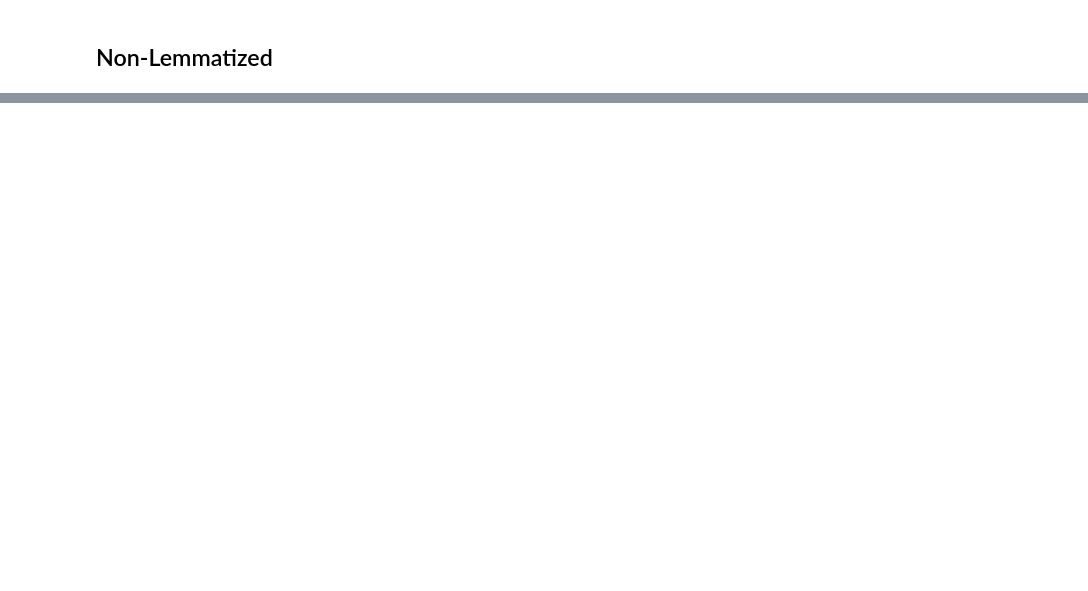
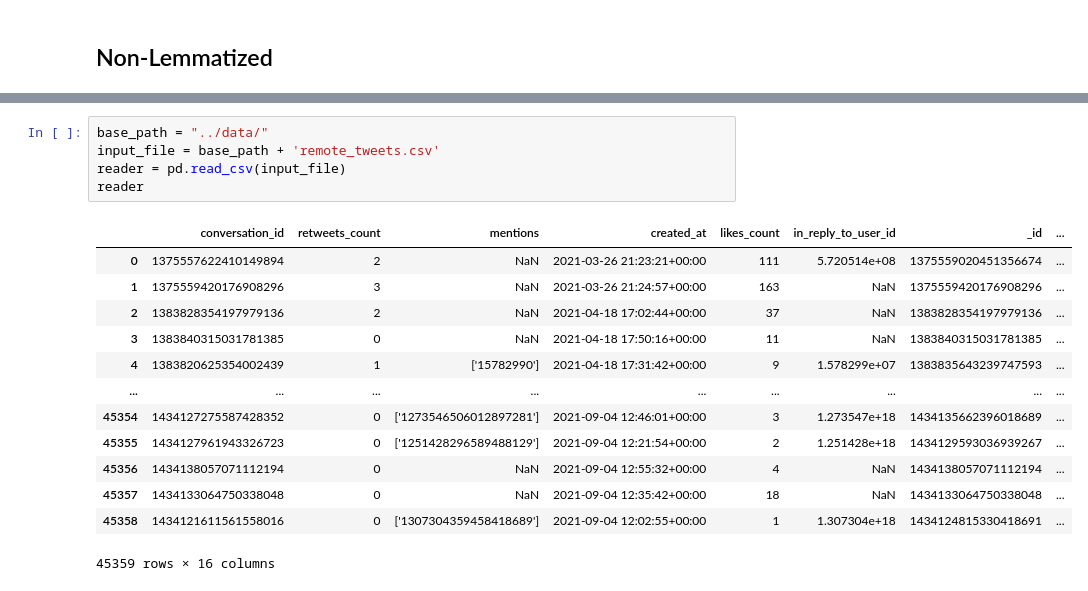
Before and after one commit to tahaShm/remote-work-twitter-analysis, a Jupyter notebook: notebooks/4-Preprocessing.ipynb, the cells around one changed output, grey strips where cells are left out. Saved outputs shown, nothing was run; the diff lists cells and outputs as text; blank space fills up the shorter version.

```diff
--- a/notebooks/4-Preprocessing.ipynb
+++ b/notebooks/4-Preprocessing.ipynb
@@ -374,0 +369,19 @@ plt.gca().axis('off')
+# %%
+base_path = "../data/"
+input_file = base_path + 'remote_tweets.csv'
+reader = pd.read_csv(input_file)
+reader
+# %% [output]
+|  | conversation_id | retweets_count | mentions | created_at | likes_count | in_reply_to_user_id | _id | ... |
+| 0 | 1375557622410149894 | 2 | NaN | 2021-03-26 21:23:21+00:00 | 111 | 5.720514e+08 | 1375559020451356674 | ... |
+| 1 | 1375559420176908296 | 3 | NaN | 2021-03-26 21:24:57+00:00 | 163 | NaN | 1375559420176908296 | ... |
+| 2 | 1383828354197979136 | 2 | NaN | 2021-04-18 17:02:44+00:00 | 37 | NaN | 1383828354197979136 | ... |
+| 3 | 1383840315031781385 | 0 | NaN | 2021-04-18 17:50:16+00:00 | 11 | NaN | 1383840315031781385 | ... |
+| 4 | 1383820625354002439 | 1 | ['15782990'] | 2021-04-18 17:31:42+00:00 | 9 | 1.578299e+07 | 1383835643239747593 | ... |
+| ... | ... | ... | ... | ... | ... | ... | ... | ... |
+| 45354 | 1434127275587428352 | 0 | ['1273546506012897281'] | 2021-09-04 12:46:01+00:00 | 3 | 1.273547e+18 | 1434135662396018689 | ... |
+| 45355 | 1434127961943326723 | 0 | ['1251428296589488129'] | 2021-09-04 12:21:54+00:00 | 2 | 1.251428e+18 | 1434129593036939267 | ... |
+| 45356 | 1434138057071112194 | 0 | NaN | 2021-09-04 12:55:32+00:00 | 4 | NaN | 1434138057071112194 | ... |
+| 45357 | 1434133064750338048 | 0 | NaN | 2021-09-04 12:35:42+00:00 | 18 | NaN | 1434133064750338048 | ... |
+| 45358 | 1434121611561558016 | 0 | ['1307304359458418689'] | 2021-09-04 12:02:55+00:00 | 1 | 1.307304e+18 | 1434124815330418691 | ... |
+45359 rows × 16 columns
```
Also changed, not shown: parts of 10 cells of this notebook, 9 other files.
